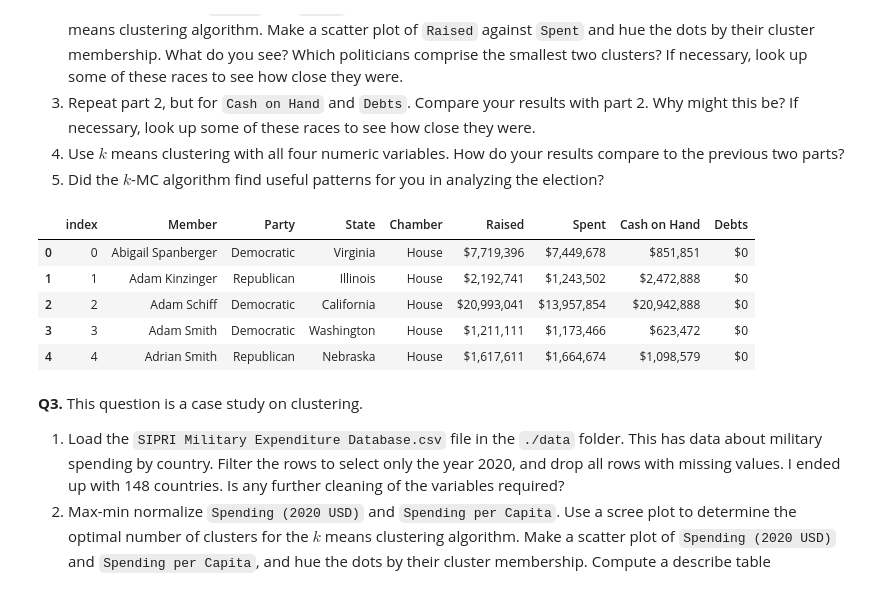
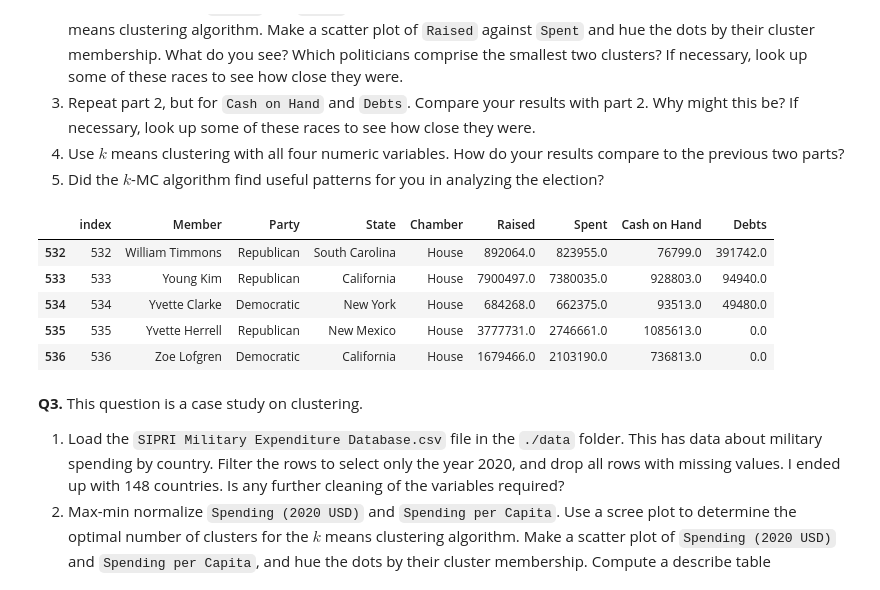
Before and after one commit to ap-vp/clustering_assignment, a Jupyter notebook: assignment_clustering.ipynb, the cells around one changed output. Cells and saved outputs as stored; diff of their text form; code cells hidden in the pictures.

```diff
--- a/assignment_clustering.ipynb
+++ b/assignment_clustering.ipynb
@@ -141,12 +141,23 @@ The intuition behind the elbow method is that as you increase the number of clus
 4. Use $k$ means clustering with all four numeric variables. How do your results compare to the previous two parts?
 5. Did the $k$-MC algorithm find useful patterns for you in analyzing the election?
 # %%
+#part 1
 election = pd.read_csv('./2022 election cycle fundraising.csv')
 election.head()
+
+#cleaning the data
+election['Raised'] = election['Raised'].str.replace('$', '').str.replace(',', '').astype(float)
+election['Spent'] = election['Spent'].str.replace('$', '').str.replace(',', '').astype(float)
+election['Cash on Hand'] = election['Cash on Hand'].str.replace('$', '').str.replace(',', '').astype(float)
+election['Debts'] = election['Debts'].str.replace('$', '').str.replace(',', '').astype(float)
+
+election.dtypes
+
+election.tail()
 # %% [output]
 |  | index | Member | Party | State | Chamber | Raised | Spent | Cash on Hand | Debts |
-| 0 | 0 | Abigail Spanberger | Democratic | Virginia | House | $7,719,396 | $7,449,678 | $851,851 | $0 |
-| 1 | 1 | Adam Kinzinger | Republican | Illinois | House | $2,192,741 | $1,243,502 | $2,472,888 | $0 |
-| 2 | 2 | Adam Schiff | Democratic | California | House | $20,993,041 | $13,957,854 | $20,942,888 | $0 |
-| 3 | 3 | Adam Smith | Democratic | Washington | House | $1,211,111 | $1,173,466 | $623,472 | $0 |
-| 4 | 4 | Adrian Smith | Republican | Nebraska | House | $1,617,611 | $1,664,674 | $1,098,579 | $0 |
+| 532 | 532 | William Timmons | Republican | South Carolina | House | 892064.0 | 823955.0 | 76799.0 | 391742.0 |
+| 533 | 533 | Young Kim | Republican | California | House | 7900497.0 | 7380035.0 | 928803.0 | 94940.0 |
+| 534 | 534 | Yvette Clarke | Democratic | New York | House | 684268.0 | 662375.0 | 93513.0 | 49480.0 |
+| 535 | 535 | Yvette Herrell | Republican | New Mexico | House | 3777731.0 | 2746661.0 | 1085613.0 | 0.0 |
+| 536 | 536 | Zoe Lofgren | Democratic | California | House | 1679466.0 | 2103190.0 | 736813.0 | 0.0 |
```
Also changed, not shown: parts of 1 cell of this notebook.
